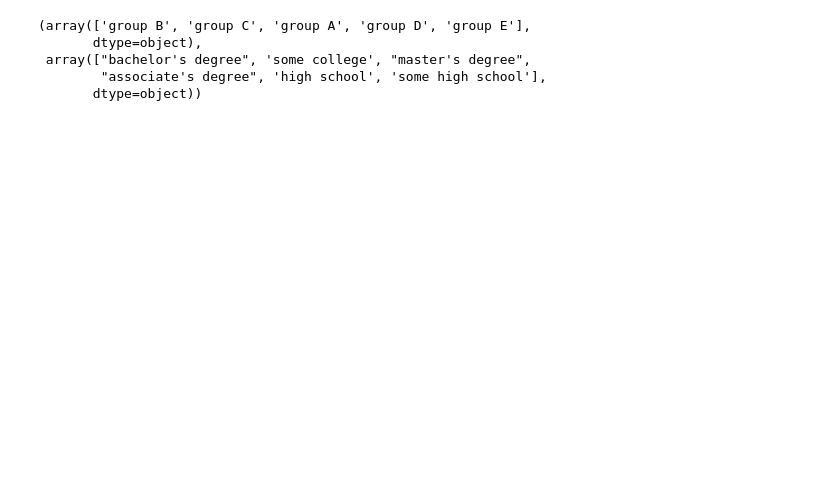
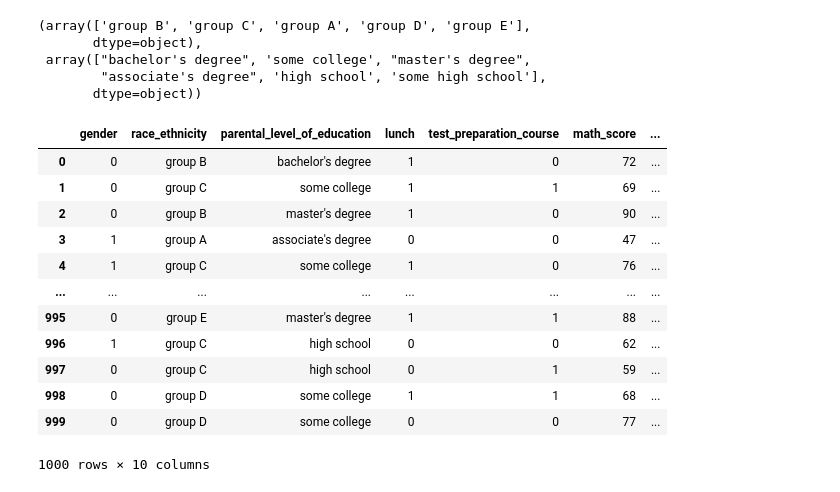
Before and after one commit to NeuronAddict/kaggle-student, a Jupyter notebook: example.ipynb, the cells around one changed output. Drawn from its saved outputs; the diff is of its cells as text; code cells hidden in the pictures; blank space fills up the shorter version.

```diff
--- a/example.ipynb
+++ b/example.ipynb
@@ -43,5 +32,24 @@ df['race_ethnicity'].unique(), df['parental_level_of_education'].unique()
         "associate's degree", 'high school', 'some high school'],
        dtype=object))
 # %%
-race_ethnicities = ['group A', 'group B', 'group C', 'group D', 'group E']
-education_levels = ['some high school', 'high school', 'some college', "associate's degree", "bachelor's degree", "master's degree"]
+from pandas import CategoricalDtype
+
+race_ethnicities = CategoricalDtype(categories=['group A', 'group B', 'group C', 'group D', 'group E'], ordered=True)
+df['race_ethnicity'] = df['race_ethnicity'].astype(race_ethnicities)
+education_levels = CategoricalDtype(categories=['some high school', 'high school', 'some college', "associate's degree", "bachelor's degree", "master's degree"], ordered=True)
+df['parental_level_of_education'] = df['parental_level_of_education'].astype(education_levels)
+df
+# %% [output]
+|  | gender | race_ethnicity | parental_level_of_education | lunch | test_preparation_course | math_score | ... |
+| 0 | 0 | group B | bachelor's degree | 1 | 0 | 72 | ... |
+| 1 | 0 | group C | some college | 1 | 1 | 69 | ... |
+| 2 | 0 | group B | master's degree | 1 | 0 | 90 | ... |
+| 3 | 1 | group A | associate's degree | 0 | 0 | 47 | ... |
+| 4 | 1 | group C | some college | 1 | 0 | 76 | ... |
+| ... | ... | ... | ... | ... | ... | ... | ... |
+| 995 | 0 | group E | master's degree | 1 | 1 | 88 | ... |
+| 996 | 1 | group C | high school | 0 | 0 | 62 | ... |
+| 997 | 0 | group C | high school | 0 | 1 | 59 | ... |
+| 998 | 0 | group D | some college | 1 | 1 | 68 | ... |
+| 999 | 0 | group D | some college | 0 | 0 | 77 | ... |
+1000 rows × 10 columns
```
Also changed, not shown: parts of 7 cells of this notebook, 2 other files.
